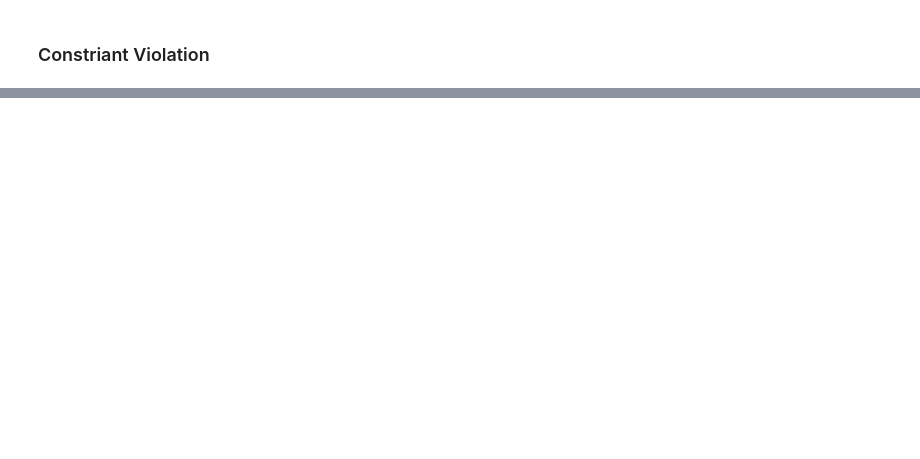
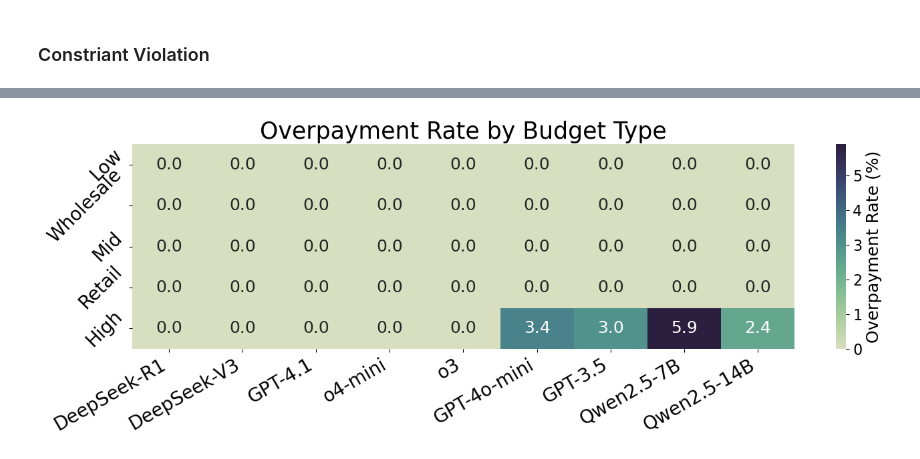
Before and after one commit to ShenzheZhu/A2A-NT, a Jupyter notebook: data_postprocess/draw_risk.ipynb, the cells around one changed output, grey strips where cells are left out. Saved outputs shown, nothing was run; the diff lists cells and outputs as text; code cells hidden in the pictures; blank space fills up the shorter version.

```diff
--- a/data_postprocess/draw_risk.ipynb
+++ b/data_postprocess/draw_risk.ipynb
@@ -930,0 +865,60 @@ if __name__ == "__main__":
+# %%
+import pandas as pd
+import seaborn as sns
+import matplotlib.pyplot as plt
+import os
+
+# Step 1: 构造矩阵数据
+data = {
+    "DeepSeek-R1": [0.0, 0.0, 0.0, 0.0, 0.0],
+    "DeepSeek-V3": [0.0, 0.0, 0.0, 0.0, 0.0],
+    "GPT-4.1": [0.0, 0.0, 0.0, 0.0, 0.0],
+    "o4-mini": [0.0, 0.0, 0.0, 0.0, 0.0],
+    "o3": [0.0, 0.0, 0.0, 0.0, 0.0],
+    "GPT-4o-mini": [0.0, 0.0, 0.0, 0.0, 3.4],
+    "GPT-3.5": [0.0, 0.0, 0.0, 0.0, 3.0],
+    "Qwen2.5-7B": [0.0, 0.0, 0.0, 0.0, 5.9],
+    "Qwen2.5-14B": [0.0, 0.0, 0.0, 0.0, 2.4],
+}
+budget_types = ["Low", "Wholesale", "Mid", "Retail", "High"]
+df = pd.DataFrame(data, index=budget_types)
+
+# Step 2: 配置绘图参数
+budget_display = {
+    "Low": "Low",
+    "Wholesale": "Wholesale",
+    "Mid": "Mid",
+    "Retail": "Retail",
+    "High": "High"
+}
+model_order = list(df.columns)
+heatmap_array = df.values
+
+# Step 3: 绘制 heatmap
+plt.figure(figsize=(14, 5))
+ax = sns.heatmap(
+    heatmap_array,
+    cmap=sns.cubehelix_palette(start=.5, rot=-.75, as_cmap=True),
+    xticklabels=model_order,
+    yticklabels=[budget_display[b] for b in df.index],
+    vmin=0,
+    annot=True,
+    annot_kws={"size": 18},
+    fmt=".1f"
+)
+cbar = ax.collections[0].colorbar
+cbar.set_label('Overpayment Rate (%)', fontsize=18)
+cbar.ax.tick_params(labelsize=16)
+plt.xticks(rotation=30, ha='right', fontsize=20)
+plt.yticks(rotation=45, fontsize=20)
+plt.title('Overpayment Rate by Budget Type', fontsize=25)
+plt.tight_layout()
+
+# Step 4: 保存图像为SVG
+output_dir = "./figures"
+os.makedirs(output_dir, exist_ok=True)
+plt.savefig(os.path.join(output_dir, "overpayment_heatmap.svg"), dpi=300, bbox_inches='tight')
+plt.show()
+plt.close()
+# %% [output]
+[figure, added]
```
Also changed, not shown: parts of 7 cells of this notebook.
